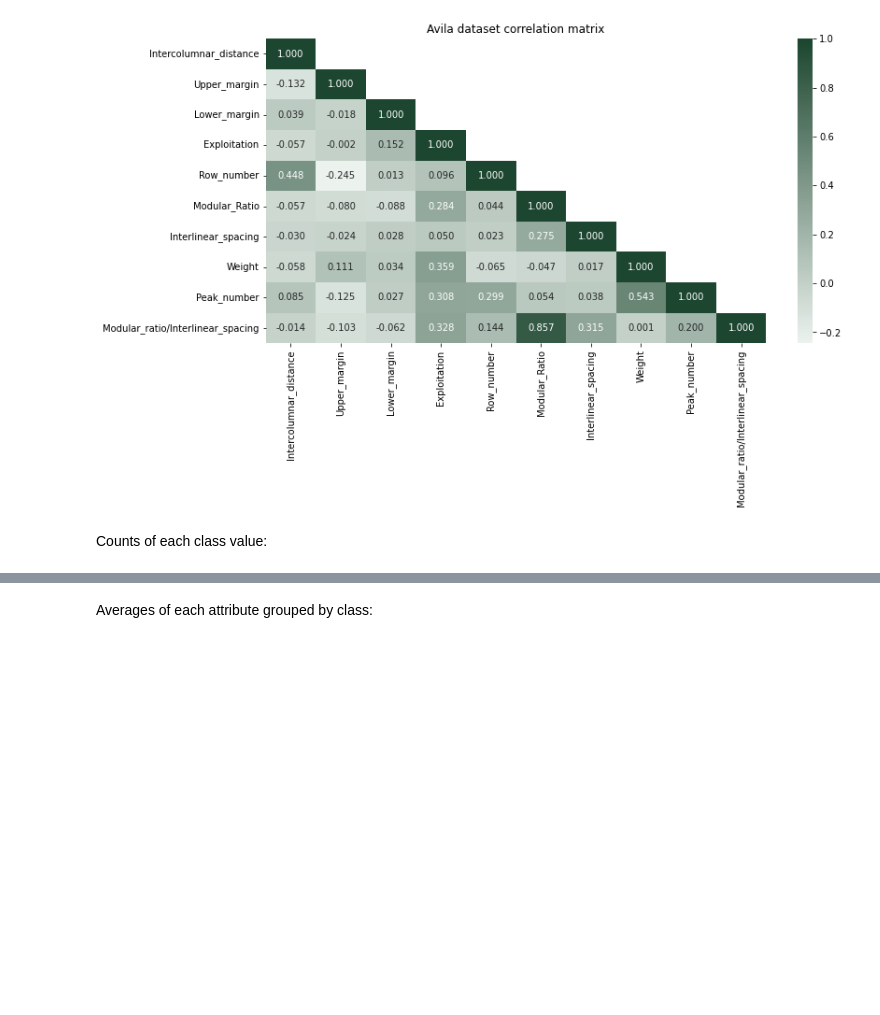
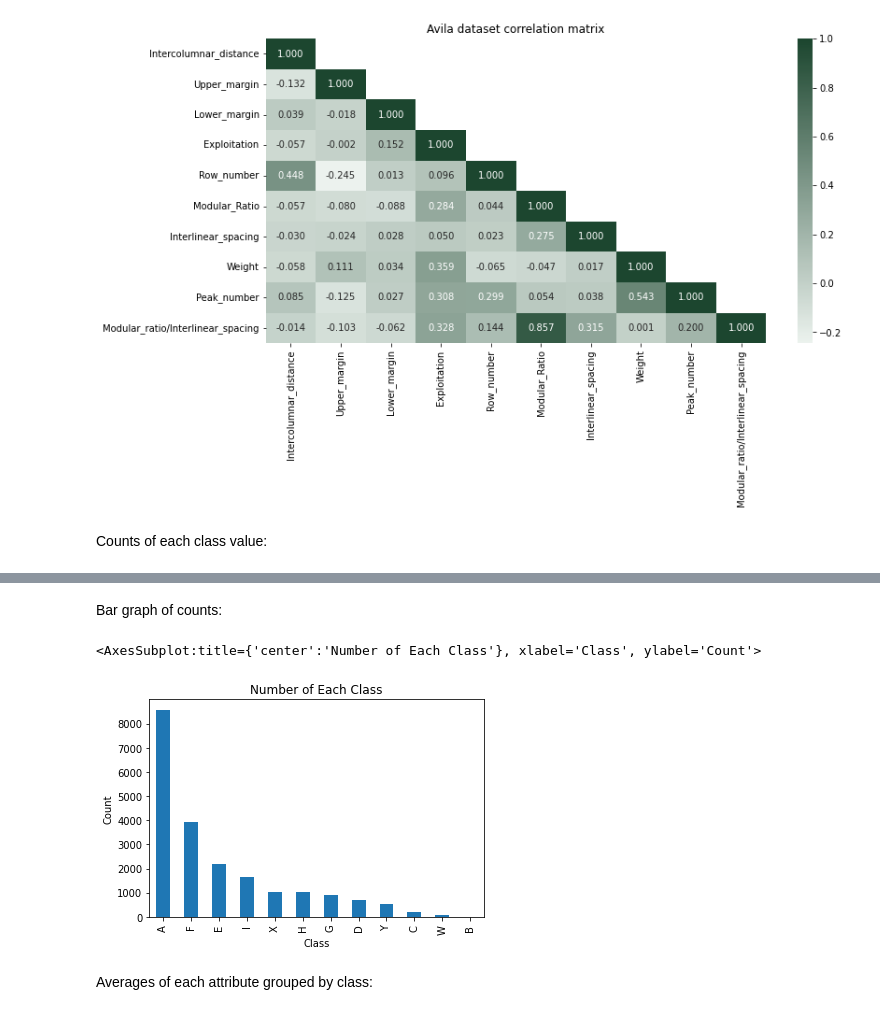
Before and after one commit to HunterWaldridge/DS160_Final_Project_JT_HW, a Jupyter notebook: DS160_Final_Project_JT_HW.ipynb, the cells around one changed output, grey strips where cells are left out. Cells and saved outputs as stored; diff of their text form; code cells hidden in the pictures; blank space fills up the shorter version.

```diff
--- a/DS160_Final_Project_JT_HW.ipynb
+++ b/DS160_Final_Project_JT_HW.ipynb
@@ -243,4 +240,4 @@ Deprecated in NumPy 1.20; for more details and guidance: https://numpy.org/devdo
 # %% [markdown]
 Counts of each class value:
 # %%
-new_df1['Class'].value_counts()
+counts = new_df1['Class'].value_counts()
@@ -261,3 +260,10 @@ Name: Class, dtype: int64
+# %% [markdown]
+Bar graph of counts:
+# %%
+counts.plot.bar(xlabel="Class",ylabel="Count", title="Number of Each Class")
+# %% [output]
+<AxesSubplot:title={'center':'Number of Each Class'}, xlabel='Class', ylabel='Count'>
+[figure, added]
 # %% [markdown]
 Averages of each attribute grouped by class:
 # %%
```
Also changed, not shown: parts of 33 cells of this notebook, 1 other file.
